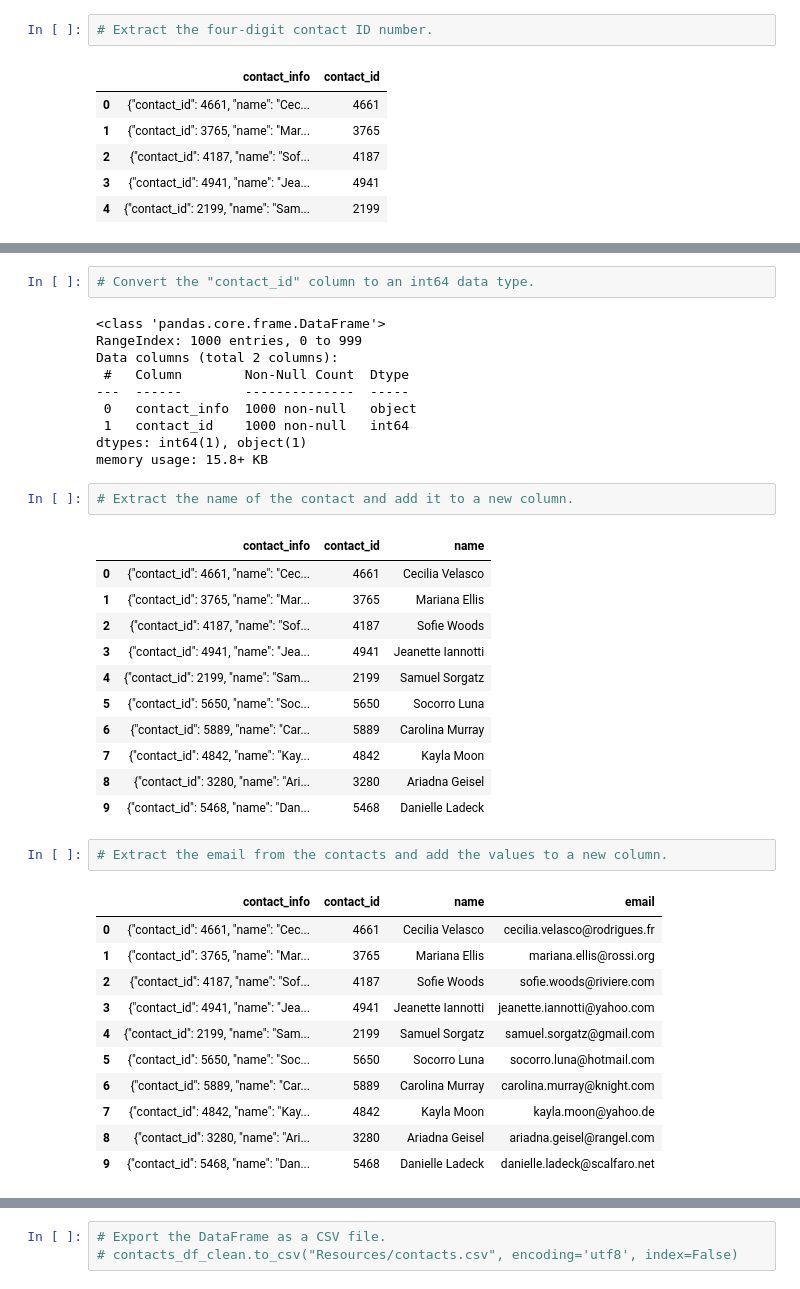
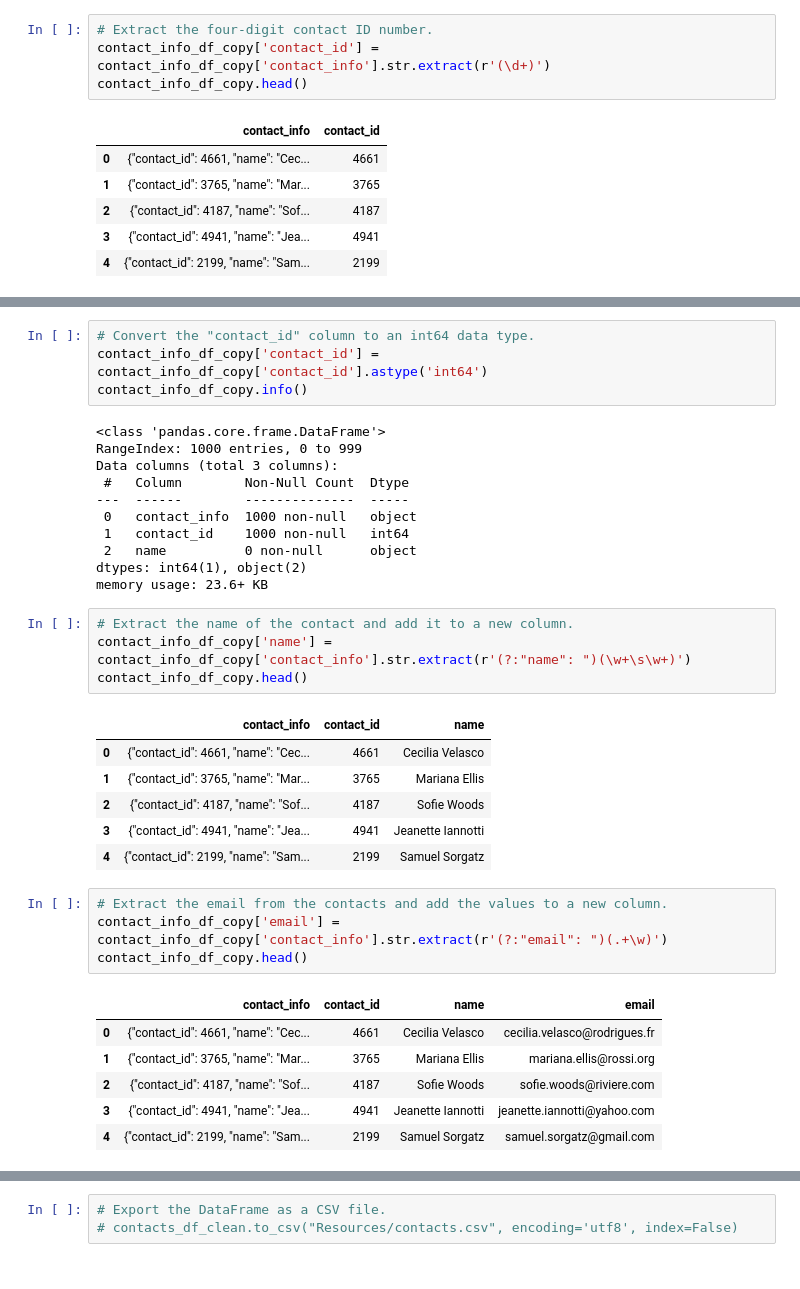
Before and after one commit to marthagriggs9/Crowdfunding_ETL, a Jupyter notebook: ETL_Mini_Project_MGriggs.ipynb, the cells around one changed output, grey strips where cells are left out. Saved outputs shown, nothing was run; the diff lists cells and outputs as text.

```diff
--- a/ETL_Mini_Project_MGriggs.ipynb
+++ b/ETL_Mini_Project_MGriggs.ipynb
@@ -455,6 +456,8 @@ contact_info_df_copy.head()
 | 4 | {"contact_id": 2199, "name": "Sam... |
 # %%
 # Extract the four-digit contact ID number.
+contact_info_df_copy['contact_id'] = contact_info_df_copy['contact_info'].str.extract(r'(\d+)')
+contact_info_df_copy.head()
 # %% [output]
 |  | contact_info | contact_id |
 | 0 | {"contact_id": 4661, "name": "Cec... | 4661 |
@@ -476,18 +480,23 @@ dtypes: object(2)
 memory usage: 15.8+ KB
 # %%
 # Convert the "contact_id" column to an int64 data type.
+contact_info_df_copy['contact_id'] = contact_info_df_copy['contact_id'].astype('int64')
+contact_info_df_copy.info()
 # %% [output]
 <class 'pandas.core.frame.DataFrame'>
 RangeIndex: 1000 entries, 0 to 999
-Data columns (total 2 columns):
+Data columns (total 3 columns):
  #   Column        Non-Null Count  Dtype
 ---  ------        --------------  -----
  0   contact_info  1000 non-null   object
  1   contact_id    1000 non-null   int64
-dtypes: int64(1), object(1)
-memory usage: 15.8+ KB
+ 2   name          0 non-null      object
+dtypes: int64(1), object(2)
+memory usage: 23.6+ KB
 # %%
 # Extract the name of the contact and add it to a new column.
+contact_info_df_copy['name'] = contact_info_df_copy['contact_info'].str.extract(r'(?:"name": ")(\w+\s\w+)')
+contact_info_df_copy.head()
 # %% [output]
 |  | contact_info | contact_id | name |
 | 0 | {"contact_id": 4661, "name": "Cec... | 4661 | Cecilia Velasco |
@@ -495,24 +504,16 @@ memory usage: 15.8+ KB
 | 2 | {"contact_id": 4187, "name": "Sof... | 4187 | Sofie Woods |
 | 3 | {"contact_id": 4941, "name": "Jea... | 4941 | Jeanette Iannotti |
 | 4 | {"contact_id": 2199, "name": "Sam... | 2199 | Samuel Sorgatz |
-| 5 | {"contact_id": 5650, "name": "Soc... | 5650 | Socorro Luna |
-| 6 | {"contact_id": 5889, "name": "Car... | 5889 | Carolina Murray |
-| 7 | {"contact_id": 4842, "name": "Kay... | 4842 | Kayla Moon |
-| 8 | {"contact_id": 3280, "name": "Ari... | 3280 | Ariadna Geisel |
-| 9 | {"contact_id": 5468, "name": "Dan... | 5468 | Danielle Ladeck |
 # %%
 # Extract the email from the contacts and add the values to a new column.
+contact_info_df_copy['email'] = contact_info_df_copy['contact_info'].str.extract(r'(?:"email": ")(.+\w)')
+contact_info_df_copy.head()
 # %% [output]
 |  | contact_info | contact_id | name | email |
 | 0 | {"contact_id": 4661, "name": "Cec... | 4661 | Cecilia Velasco | cecilia.velasco@rodrigues.fr |
 | 1 | {"contact_id": 3765, "name": "Mar... | 3765 | Mariana Ellis | mariana.ellis@rossi.org |
 | 2 | {"contact_id": 4187, "name": "Sof... | 4187 | Sofie Woods | sofie.woods@riviere.com |
 | 3 | {"contact_id": 4941, "name": "Jea... | 4941 | Jeanette Iannotti | jeanette.iannotti@yahoo.com |
 | 4 | {"contact_id": 2199, "name": "Sam... | 2199 | Samuel Sorgatz | samuel.sorgatz@gmail.com |
-| 5 | {"contact_id": 5650, "name": "Soc... | 5650 | Socorro Luna | socorro.luna@hotmail.com |
-| 6 | {"contact_id": 5889, "name": "Car... | 5889 | Carolina Murray | carolina.murray@knight.com |
-| 7 | {"contact_id": 4842, "name": "Kay... | 4842 | Kayla Moon | kayla.moon@yahoo.de |
-| 8 | {"contact_id": 3280, "name": "Ari... | 3280 | Ariadna Geisel | ariadna.geisel@rangel.com |
-| 9 | {"contact_id": 5468, "name": "Dan... | 5468 | Danielle Ladeck | danielle.ladeck@scalfaro.net |
 # %%
 # Create a copy of the contact_info_df with the 'contact_id', 'name', 'email' columns.
```
Also changed, not shown: parts of 9 cells of this notebook.
